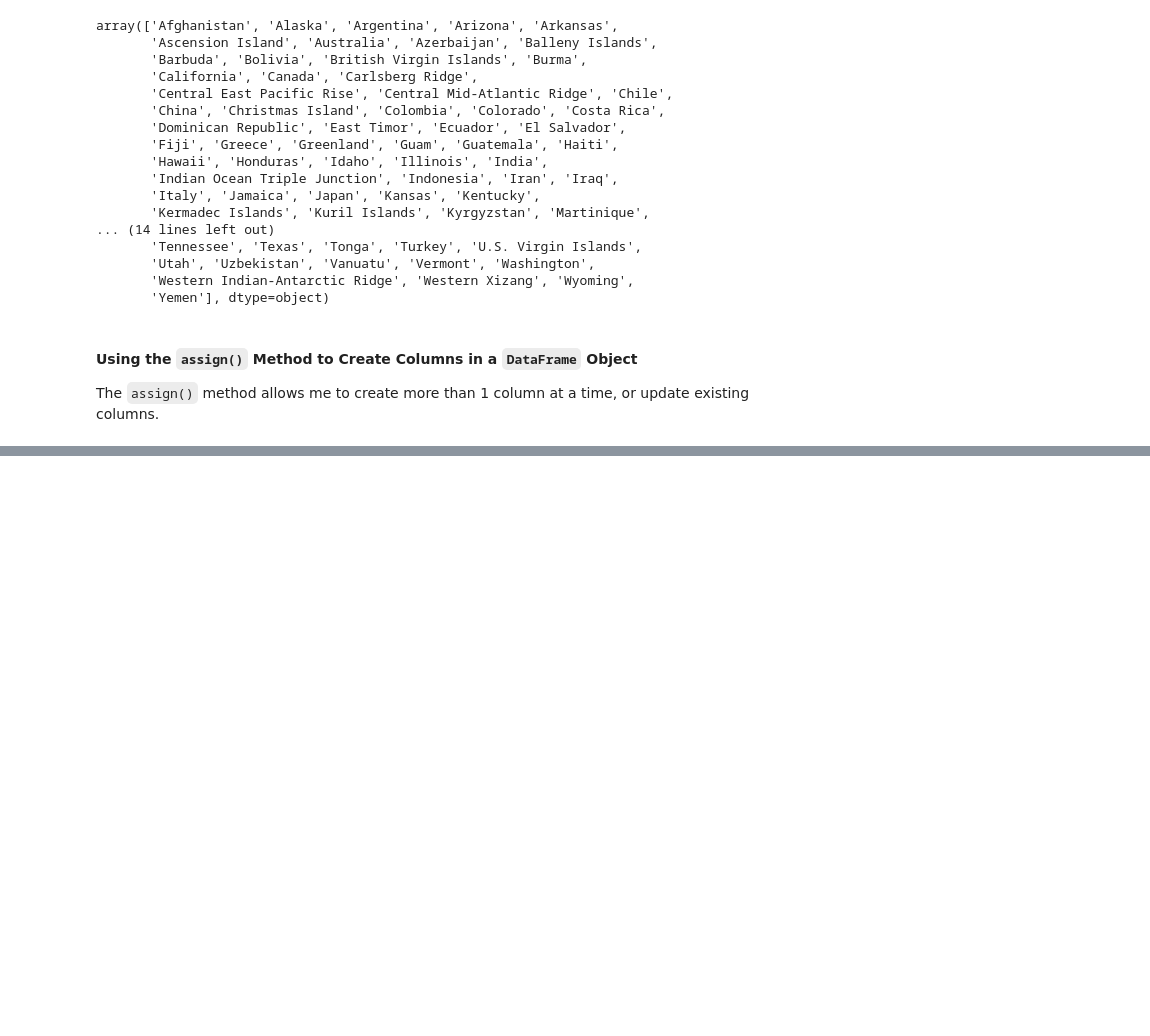
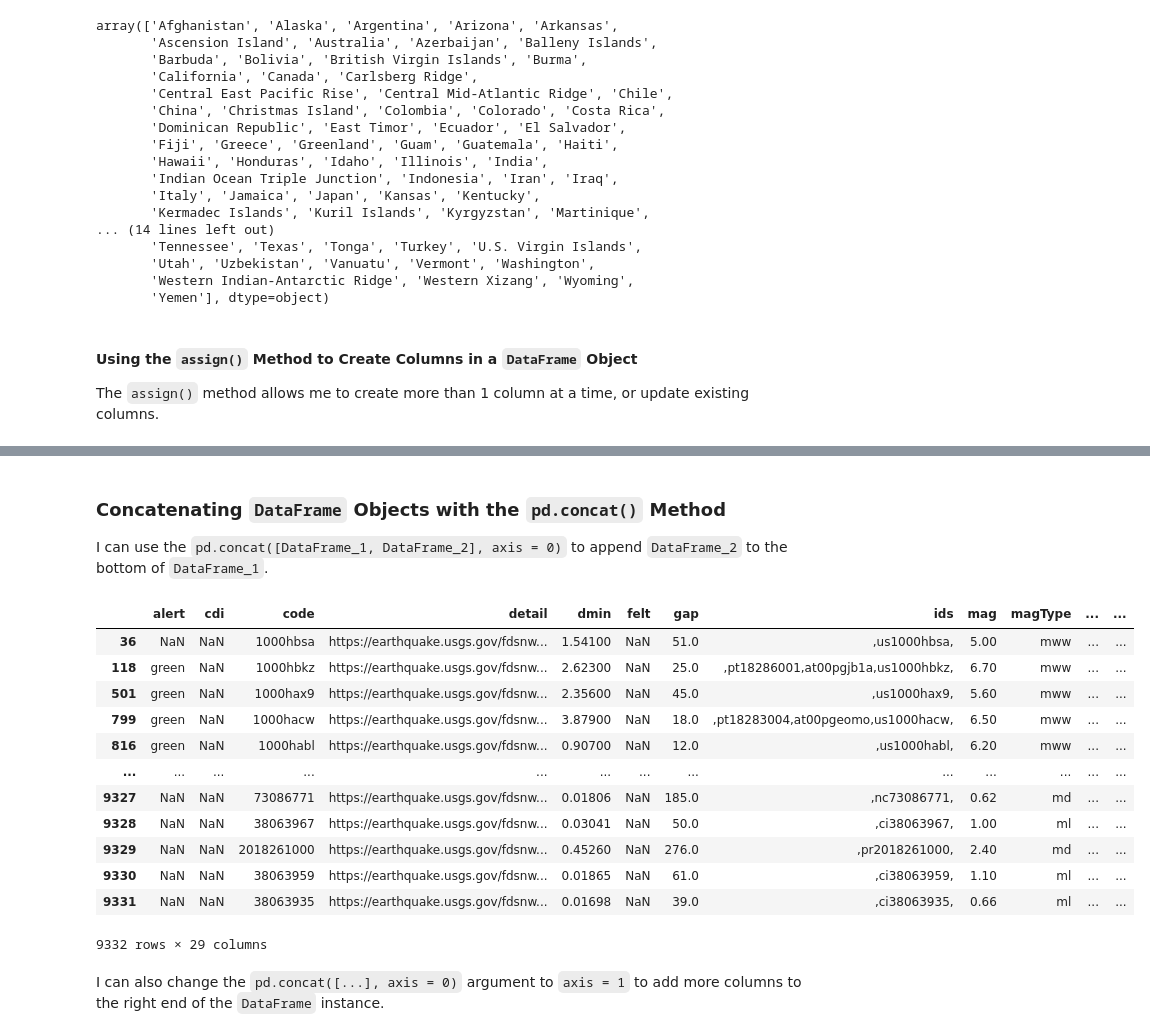
Before and after one commit to hestrang1993/Hands-On-Data-Analysis-with-Pandas-2nd-edition, a Jupyter notebook: ch_02/my_ch_02_work.ipynb, the cells around one changed output, grey strips where cells are left out. Saved outputs shown, nothing was run; the diff lists cells and outputs as text; code cells hidden in the pictures; blank space fills up the shorter version.

Commit message:
Updated My Chapter 02 Notebook
Practiced using pandas to add and data to a DataFrame instance.
Followed along with part 06 of chapter 02.

```diff
--- a/ch_02/my_ch_02_work.ipynb
+++ b/ch_02/my_ch_02_work.ipynb
@@ -907,0 +966,30 @@ The ``assign()`` method allows me to create more than 1 column at a time, or upd
+# %% [markdown]
+### Concatenating ``DataFrame`` Objects with the ``pd.concat()`` Method
+
+I can use the ``pd.concat([DataFrame_1, DataFrame_2], axis = 0)`` to append ``DataFrame_2`` to the bottom of ``DataFrame_1``.
+# %%
+tsunami = df_csv[df_csv.tsunami == 1]
+"""
+pandas.core.frame.DataFrame: A DataFrame instance that includes all earthquakes that led to a tsunami.
+"""
+no_tsunami = df_csv[df_csv.tsunami == 0]
+"""
+pandas.core.frame.DataFrame: A DataFrame instance that includes all earthquakes that did not lead to a tsunami.
+"""
+pd.concat([tsunami, no_tsunami], axis = 0)
+# %% [output]
+|  | alert | cdi | code | detail | dmin | felt | gap | ids | mag | magType | ... | ... |
+| 36 | NaN | NaN | 1000hbsa | https://earthquake.usgs.gov/fdsnw... | 1.54100 | NaN | 51.0 | ,us1000hbsa, | 5.00 | mww | ... | ... |
+| 118 | green | NaN | 1000hbkz | https://earthquake.usgs.gov/fdsnw... | 2.62300 | NaN | 25.0 | ,pt18286001,at00pgjb1a,us1000hbkz, | 6.70 | mww | ... | ... |
+| 501 | green | NaN | 1000hax9 | https://earthquake.usgs.gov/fdsnw... | 2.35600 | NaN | 45.0 | ,us1000hax9, | 5.60 | mww | ... | ... |
+| 799 | green | NaN | 1000hacw | https://earthquake.usgs.gov/fdsnw... | 3.87900 | NaN | 18.0 | ,pt18283004,at00pgeomo,us1000hacw, | 6.50 | mww | ... | ... |
+| 816 | green | NaN | 1000habl | https://earthquake.usgs.gov/fdsnw... | 0.90700 | NaN | 12.0 | ,us1000habl, | 6.20 | mww | ... | ... |
+| ... | ... | ... | ... | ... | ... | ... | ... | ... | ... | ... | ... | ... |
+| 9327 | NaN | NaN | 73086771 | https://earthquake.usgs.gov/fdsnw... | 0.01806 | NaN | 185.0 | ,nc73086771, | 0.62 | md | ... | ... |
+| 9328 | NaN | NaN | 38063967 | https://earthquake.usgs.gov/fdsnw... | 0.03041 | NaN | 50.0 | ,ci38063967, | 1.00 | ml | ... | ... |
+| 9329 | NaN | NaN | 2018261000 | https://earthquake.usgs.gov/fdsnw... | 0.45260 | NaN | 276.0 | ,pr2018261000, | 2.40 | md | ... | ... |
+| 9330 | NaN | NaN | 38063959 | https://earthquake.usgs.gov/fdsnw... | 0.01865 | NaN | 61.0 | ,ci38063959, | 1.10 | ml | ... | ... |
+| 9331 | NaN | NaN | 38063935 | https://earthquake.usgs.gov/fdsnw... | 0.01698 | NaN | 39.0 | ,ci38063935, | 0.66 | ml | ... | ... |
+9332 rows × 29 columns
+# %% [markdown]
+I can also change the ``pd.concat([...], axis = 0)`` argument to ``axis = 1`` to add more columns to the right end of the ``DataFrame`` instance.
```
Also changed, not shown: parts of 5 cells of this notebook, 1 other file.
